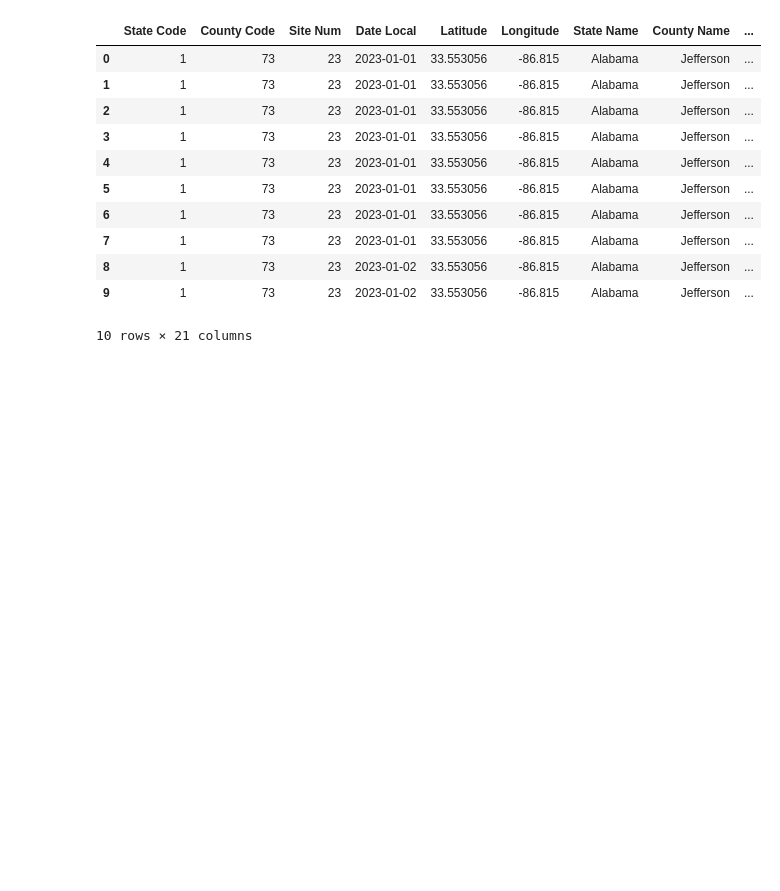
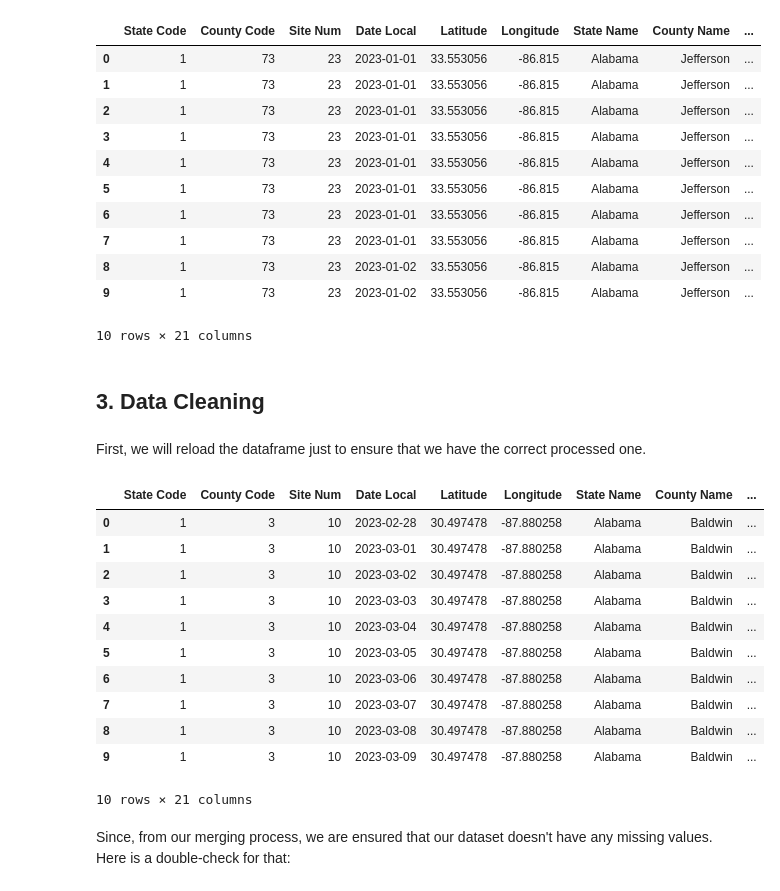
Before and after one commit to nehajanar/Air-Quality-Detection, a Jupyter notebook: code/aqi_prediction.ipynb, the cells around one changed output. Drawn from its saved outputs; the diff is of its cells as text; code cells hidden in the pictures; blank space fills up the shorter version.

Commit message:
add data cleaning section

```diff
--- a/code/aqi_prediction.ipynb
+++ b/code/aqi_prediction.ipynb
@@ -319,3 +319,26 @@ main_df.head(10)
 # %%
 # Save to a CSV file for storage
 main_df.to_csv('../data/train/merged/daily_air_quality_data_2023.csv', index=False)
+# %% [markdown]
+## **3. Data Cleaning**
+# %% [markdown]
+First, we will reload the dataframe just to ensure that we have the correct processed one.
+# %%
+# Reload the dataset to re-ensure
+main_df = pd.read_csv("../data/train/merged/daily_air_quality_data_2023.csv")
+main_df.head(10)
+# %% [output]
+|  | State Code | County Code | Site Num | Date Local | Latitude | Longitude | State Name | County Name | ... |
+| 0 | 1 | 3 | 10 | 2023-02-28 | 30.497478 | -87.880258 | Alabama | Baldwin | ... |
+| 1 | 1 | 3 | 10 | 2023-03-01 | 30.497478 | -87.880258 | Alabama | Baldwin | ... |
+| 2 | 1 | 3 | 10 | 2023-03-02 | 30.497478 | -87.880258 | Alabama | Baldwin | ... |
+| 3 | 1 | 3 | 10 | 2023-03-03 | 30.497478 | -87.880258 | Alabama | Baldwin | ... |
+| 4 | 1 | 3 | 10 | 2023-03-04 | 30.497478 | -87.880258 | Alabama | Baldwin | ... |
+| 5 | 1 | 3 | 10 | 2023-03-05 | 30.497478 | -87.880258 | Alabama | Baldwin | ... |
+| 6 | 1 | 3 | 10 | 2023-03-06 | 30.497478 | -87.880258 | Alabama | Baldwin | ... |
+| 7 | 1 | 3 | 10 | 2023-03-07 | 30.497478 | -87.880258 | Alabama | Baldwin | ... |
+| 8 | 1 | 3 | 10 | 2023-03-08 | 30.497478 | -87.880258 | Alabama | Baldwin | ... |
+| 9 | 1 | 3 | 10 | 2023-03-09 | 30.497478 | -87.880258 | Alabama | Baldwin | ... |
+10 rows × 21 columns
+# %% [markdown]
+Since, from our merging process, we are ensured that our dataset doesn't have any missing values. Here is a double-check for that:
```
Also changed, not shown: parts of 8 cells of this notebook.
